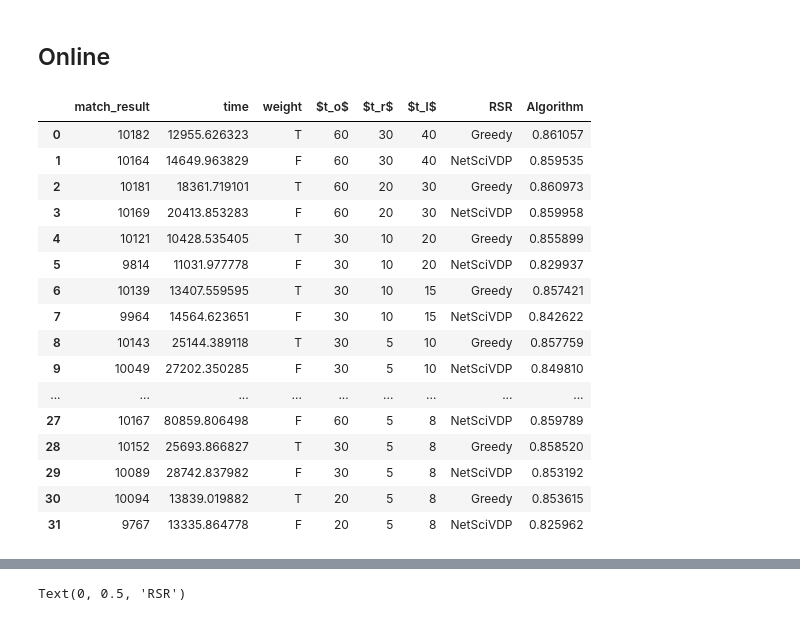
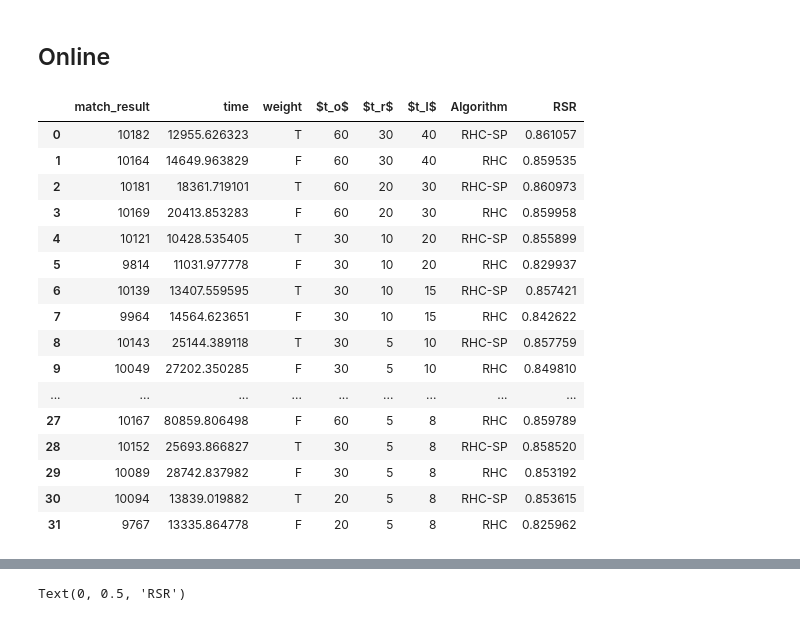
Before and after one commit to TIVV424/SPMoD, a Jupyter notebook: visualize/visualize_fig4_and_fig5.ipynb, the cells around one changed output, grey strips where cells are left out. Cells and saved outputs as stored; diff of their text form; code cells hidden in the pictures.

```diff
--- a/visualize/visualize_fig4and5.ipynb
+++ b/visualize/visualize_fig4_and_fig5.ipynb
@@ -41,25 +41,25 @@ df_online_t["match_result_delta"] = (df_online_t["match_result"] - df_online_f["
     "match_result"
 ]
 # %%
-df_online["Algorithm"] = ["Greedy", "NetSciVDP"] * int(len(df_online) / 2)
+df_online["Algorithm"] = ["RHC-SP", "RHC"] * int(len(df_online) / 2)
 df_online["RSR"] = df_online["match_result"] / total_order
-df_online.columns = ["match_result", "time", "weight", "$t_o$", "$t_r$", "$t_l$", "RSR", "Algorithm"]
+df_online.columns = ["match_result", "time", "weight", "$t_o$", "$t_r$", "$t_l$", "Algorithm", "RSR"]
 df_online
 # %% [output]
-|  | match_result | time | weight | $t_o$ | $t_r$ | $t_l$ | RSR | Algorithm |
-| 0 | 10182 | 12955.626323 | T | 60 | 30 | 40 | Greedy | 0.861057 |
-| 1 | 10164 | 14649.963829 | F | 60 | 30 | 40 | NetSciVDP | 0.859535 |
-| 2 | 10181 | 18361.719101 | T | 60 | 20 | 30 | Greedy | 0.860973 |
-| 3 | 10169 | 20413.853283 | F | 60 | 20 | 30 | NetSciVDP | 0.859958 |
-| 4 | 10121 | 10428.535405 | T | 30 | 10 | 20 | Greedy | 0.855899 |
-| 5 | 9814 | 11031.977778 | F | 30 | 10 | 20 | NetSciVDP | 0.829937 |
-| 6 | 10139 | 13407.559595 | T | 30 | 10 | 15 | Greedy | 0.857421 |
-| 7 | 9964 | 14564.623651 | F | 30 | 10 | 15 | NetSciVDP | 0.842622 |
-| 8 | 10143 | 25144.389118 | T | 30 | 5 | 10 | Greedy | 0.857759 |
-| 9 | 10049 | 27202.350285 | F | 30 | 5 | 10 | NetSciVDP | 0.849810 |
+|  | match_result | time | weight | $t_o$ | $t_r$ | $t_l$ | Algorithm | RSR |
+| 0 | 10182 | 12955.626323 | T | 60 | 30 | 40 | RHC-SP | 0.861057 |
+| 1 | 10164 | 14649.963829 | F | 60 | 30 | 40 | RHC | 0.859535 |
+| 2 | 10181 | 18361.719101 | T | 60 | 20 | 30 | RHC-SP | 0.860973 |
+| 3 | 10169 | 20413.853283 | F | 60 | 20 | 30 | RHC | 0.859958 |
+| 4 | 10121 | 10428.535405 | T | 30 | 10 | 20 | RHC-SP | 0.855899 |
+| 5 | 9814 | 11031.977778 | F | 30 | 10 | 20 | RHC | 0.829937 |
+| 6 | 10139 | 13407.559595 | T | 30 | 10 | 15 | RHC-SP | 0.857421 |
+| 7 | 9964 | 14564.623651 | F | 30 | 10 | 15 | RHC | 0.842622 |
+| 8 | 10143 | 25144.389118 | T | 30 | 5 | 10 | RHC-SP | 0.857759 |
+| 9 | 10049 | 27202.350285 | F | 30 | 5 | 10 | RHC | 0.849810 |
 | ... | ... | ... | ... | ... | ... | ... | ... | ... |
-| 27 | 10167 | 80859.806498 | F | 60 | 5 | 8 | NetSciVDP | 0.859789 |
-| 28 | 10152 | 25693.866827 | T | 30 | 5 | 8 | Greedy | 0.858520 |
-| 29 | 10089 | 28742.837982 | F | 30 | 5 | 8 | NetSciVDP | 0.853192 |
-| 30 | 10094 | 13839.019882 | T | 20 | 5 | 8 | Greedy | 0.853615 |
-| 31 | 9767 | 13335.864778 | F | 20 | 5 | 8 | NetSciVDP | 0.825962 |
+| 27 | 10167 | 80859.806498 | F | 60 | 5 | 8 | RHC | 0.859789 |
+| 28 | 10152 | 25693.866827 | T | 30 | 5 | 8 | RHC-SP | 0.858520 |
+| 29 | 10089 | 28742.837982 | F | 30 | 5 | 8 | RHC | 0.853192 |
+| 30 | 10094 | 13839.019882 | T | 20 | 5 | 8 | RHC-SP | 0.853615 |
+| 31 | 9767 | 13335.864778 | F | 20 | 5 | 8 | RHC | 0.825962 |
```
Also changed, not shown: parts of 4 cells of this notebook, 1 other file.
